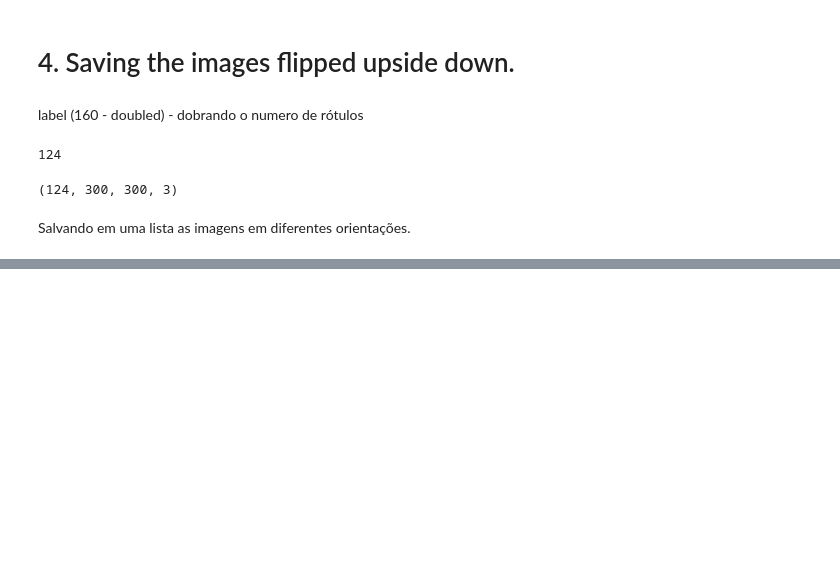
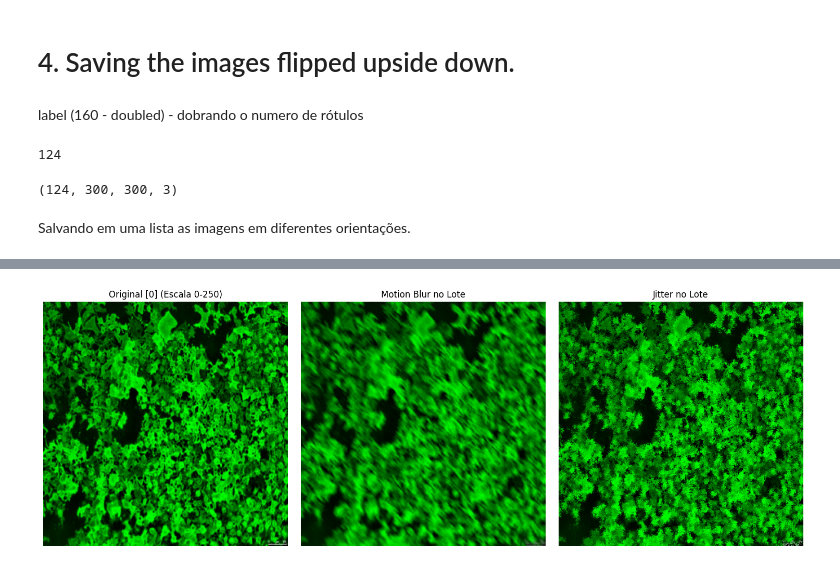
Before and after one commit to Laboratorio-de-Analise-de-Dados/img-PEP, a Jupyter notebook: dev/script/21-ampliação_img_predição_HBMEC_realce_01-07-25.ipynb, the cells around one changed output, grey strips where cells are left out. Saved outputs shown, nothing was run; the diff lists cells and outputs as text; code cells hidden in the pictures; blank space fills up the shorter version.

```diff
--- a/dev/script/21-ampliação_img_predição_HBMEC_realce_01-07-25.ipynb
+++ b/dev/script/21-ampliação_img_predição_HBMEC_realce_01-07-25.ipynb
@@ -138,0 +228,21 @@ joblib.dump(np.asarray(lista_imagens_camp_claro), f'{novas_imagens}save/lista_im
+# %%
+c = 10
+# 4. Exemplo de visualização da primeira imagem do lote (índice 0)
+fig, axes = plt.subplots(1, 3, figsize=(15, 5))
+
+axes[0].imshow(np.clip(lote_imagens[c] / 250.0, 0, 1))
+axes[0].set_title('Original [0] (Escala 0-250)')
+axes[0].axis('off')
+
+axes[1].imshow(np.clip(lote_motion_blur[c] / 250.0, 0, 1))
+axes[1].set_title('Motion Blur no Lote')
+axes[1].axis('off')
+
+axes[2].imshow(np.clip(lote_jitter[c] / 250.0, 0, 1))
+axes[2].set_title('Jitter no Lote')
+axes[2].axis('off')
+
+plt.tight_layout()
+plt.show()
+# %% [output]
+[figure, added]
```
Also changed, not shown: parts of 12 cells of this notebook, 23 other files.
